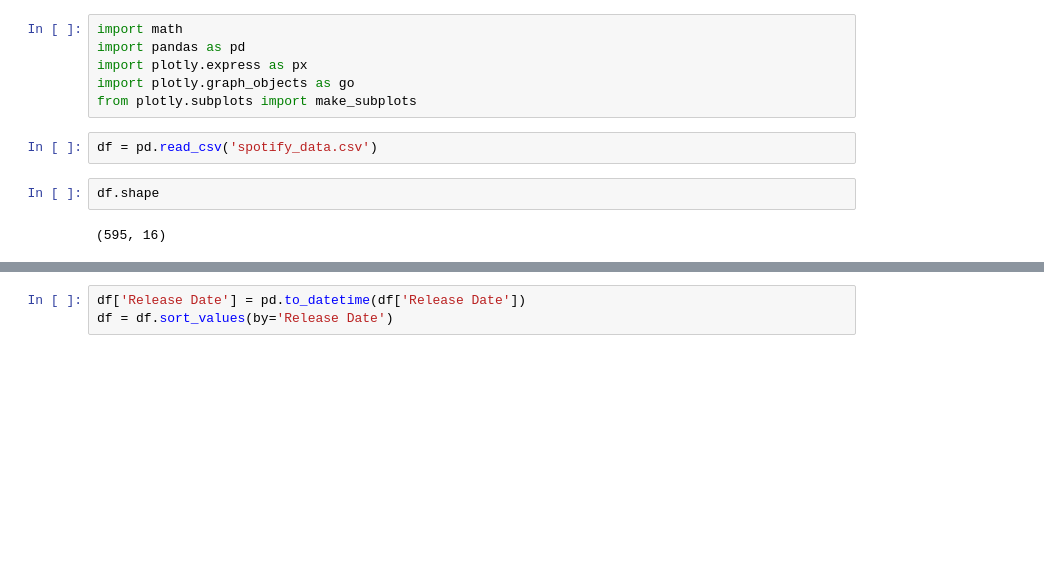
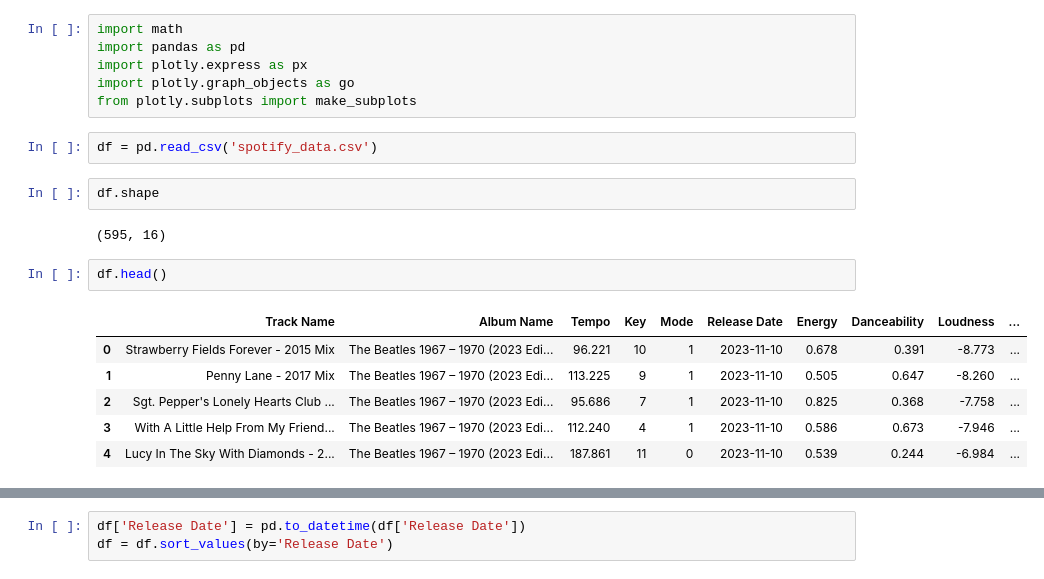
Before and after one commit to surajkarak/beatles, a Jupyter notebook: analysis.ipynb, the cells around one changed output, grey strips where cells are left out. Cells and saved outputs as stored; diff of their text form; blank space fills up the shorter version.

```diff
--- a/analysis.ipynb
+++ b/analysis.ipynb
@@ -10,3 +10,12 @@ df = pd.read_csv('spotify_data.csv')
 df.shape
 # %% [output]
 (595, 16)
+# %%
+df.head()
+# %% [output]
+|  | Track Name | Album Name | Tempo | Key | Mode | Release Date | Energy | Danceability | Loudness | ... |
+| 0 | Strawberry Fields Forever - 2015 Mix | The Beatles 1967 – 1970 (2023 Edi... | 96.221 | 10 | 1 | 2023-11-10 | 0.678 | 0.391 | -8.773 | ... |
+| 1 | Penny Lane - 2017 Mix | The Beatles 1967 – 1970 (2023 Edi... | 113.225 | 9 | 1 | 2023-11-10 | 0.505 | 0.647 | -8.260 | ... |
+| 2 | Sgt. Pepper's Lonely Hearts Club ... | The Beatles 1967 – 1970 (2023 Edi... | 95.686 | 7 | 1 | 2023-11-10 | 0.825 | 0.368 | -7.758 | ... |
+| 3 | With A Little Help From My Friend... | The Beatles 1967 – 1970 (2023 Edi... | 112.240 | 4 | 1 | 2023-11-10 | 0.586 | 0.673 | -7.946 | ... |
+| 4 | Lucy In The Sky With Diamonds - 2... | The Beatles 1967 – 1970 (2023 Edi... | 187.861 | 11 | 0 | 2023-11-10 | 0.539 | 0.244 | -6.984 | ... |
```
Also changed, not shown: parts of 26 cells of this notebook, 1 other file.
